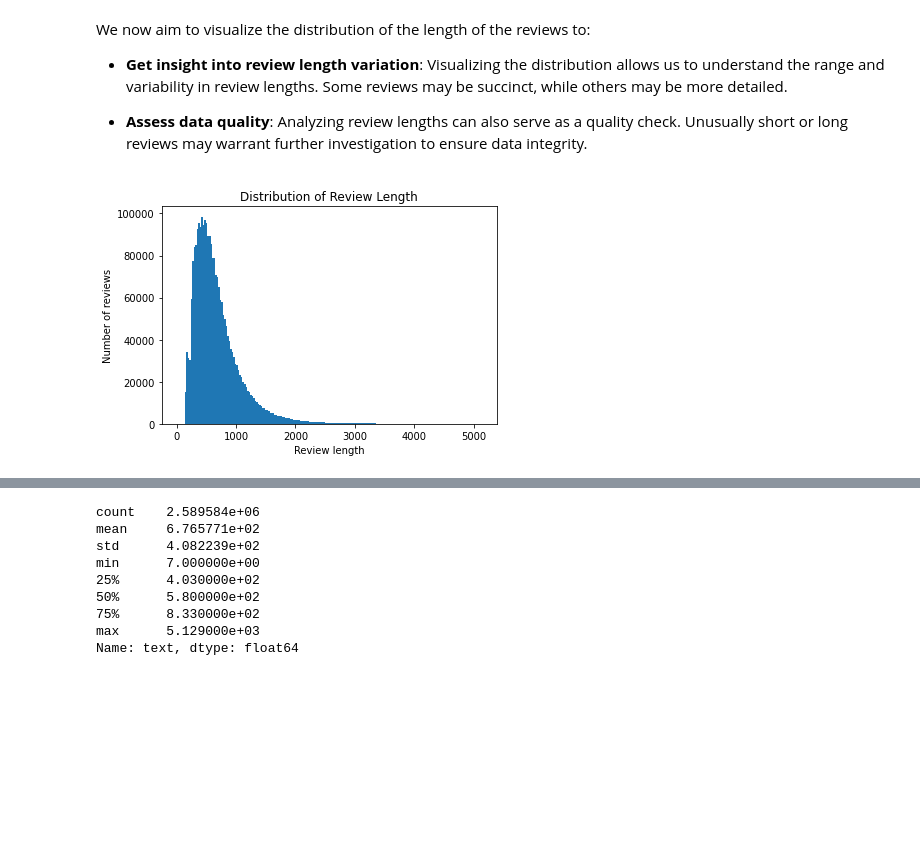
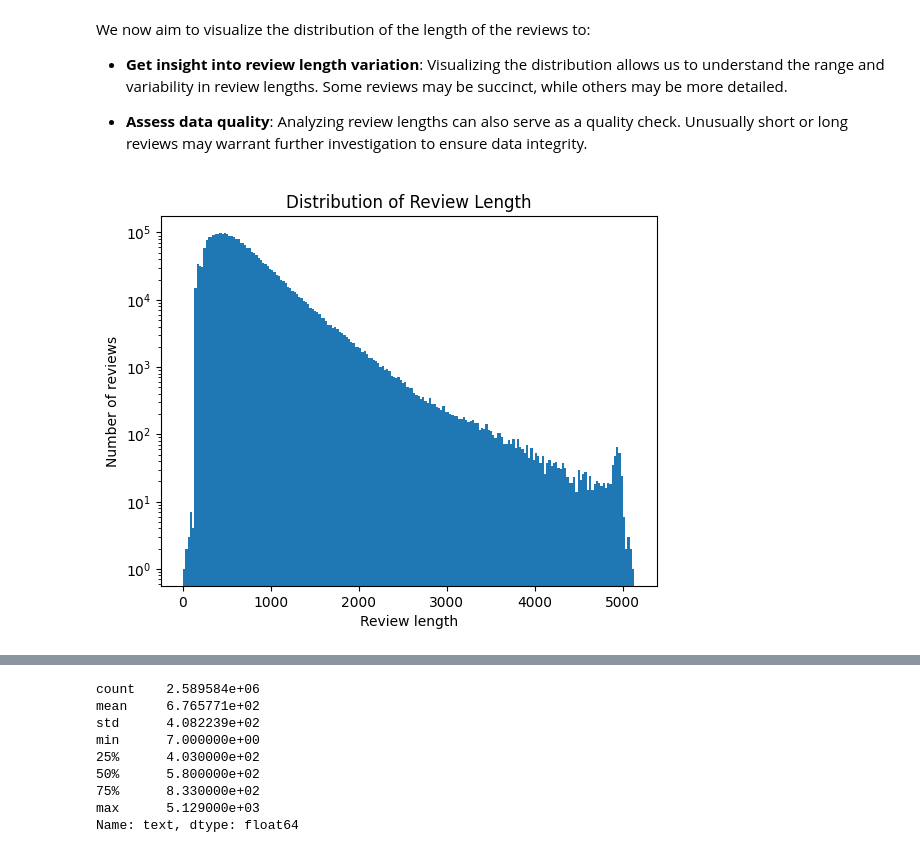
Before and after one commit to epfl-ada/ada-2023-project-todolegax, a Jupyter notebook: P2_initial_analysis.ipynb, the cells around one changed output, grey strips where cells are left out. Drawn from its saved outputs; the diff is of its cells as text; code cells hidden in the pictures; blank space fills up the shorter version.

```diff
--- a/P2_initial_analysis.ipynb
+++ b/P2_initial_analysis.ipynb
@@ -368,5 +361,0 @@ reviews_BA = pd.read_csv(Reviews_DATASET)
-# %%
-# Convert the 'date' column to a datetime format.
-# If the 'date' value is not NaN, apply the conversion using utcfromtimestamp.
-# If the 'date' value is NaN, leave it unchanged.
-reviews_BA['date'] = reviews_BA['date'].apply(lambda x: datetime.utcfromtimestamp(x) if not pd.isna(x) else x)
@@ -422,8 +372,24 @@ reviews_filt = reviews_filt.drop(['abv'], axis=1)
 # %%
-# Remove leading and trailing whitespaces from the following columns: user_id, user_name, beer_name, brewery_name, style, and text.
+# Create a deep copy of the reviews_BA DataFrame to avoid modifying the original DataFrame.
+reviews_filt = reviews_BA.copy(deep=True)
+# Convert the 'date' column to a datetime format.
+# If the 'date' value is not NaN, apply the conversion using utcfromtimestamp.
+# If the 'date' value is NaN, leave it unchanged.
+reviews_filt['date'] = reviews_filt['date'].apply(lambda x: datetime.utcfromtimestamp(x) if not pd.isna(x) else x)
+# Drop rows where the 'text' column has NaN values.
+reviews_filt = reviews_filt[reviews_filt['text'].notna()]
+# Drop the 'abv' column from the reviews_filt DataFrame.
+reviews_filt = reviews_filt.drop(['abv'], axis=1)
+# Remove leading and trailing whitespaces (if they exist) from the following columns:
+# user_id, user_name, beer_name, brewery_name, style, and text.
 reviews_filt.user_id = reviews_filt.user_id.apply(lambda x: x.strip())
 reviews_filt.user_name = reviews_filt.user_name.astype(str).apply(lambda x: x.strip())
 reviews_filt.beer_name = reviews_filt.beer_name.apply(lambda x: x.strip())
 reviews_filt.brewery_name = reviews_filt.brewery_name.apply(lambda x: x.strip())
 reviews_filt['style'] = reviews_filt['style'].apply(lambda x: x.strip())
 reviews_filt.text = reviews_filt.text.apply(lambda x: x.strip())
+# Display the updated reviews_filt DataFrame.
+display(reviews_filt)
+# Print the number of NaN values for each column in the reviews_filt DataFrame.
+print('Number of NaN by category:')
+print(np.sum(reviews_filt.isna()))
@@ -452,13 +432,13 @@ We now aim to visualize the distribution of the length of the reviews to:
 - **Assess data quality**: Analyzing review lengths can also serve as a quality check. Unusually short or long reviews may warrant further investigation to ensure data integrity.
 # %%
 # Create a histogram of the review lengths using the 'text' column from the reviews_filt DataFrame.
-plt.hist(reviews_filt['text'].str.len(), bins=200)
+plt.hist(reviews_filt['text'].str.len(), bins=200, log=True)
 
 # Set x-axis and y-axis labels and the title.
 plt.xlabel('Review length')
 plt.ylabel('Number of reviews')
 plt.title('Distribution of Review Length')
 
 plt.show()
 # %% [output]
-[figure, old version]
+[figure, new version]
```
Also changed, not shown: parts of 57 cells of this notebook.
